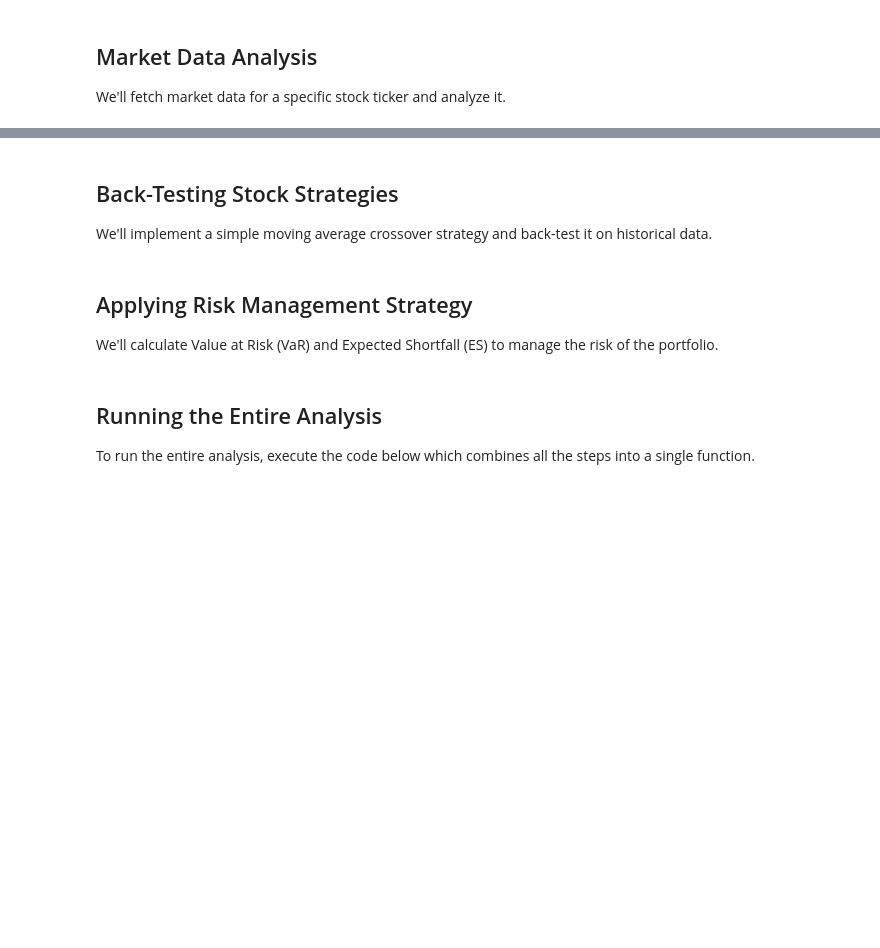
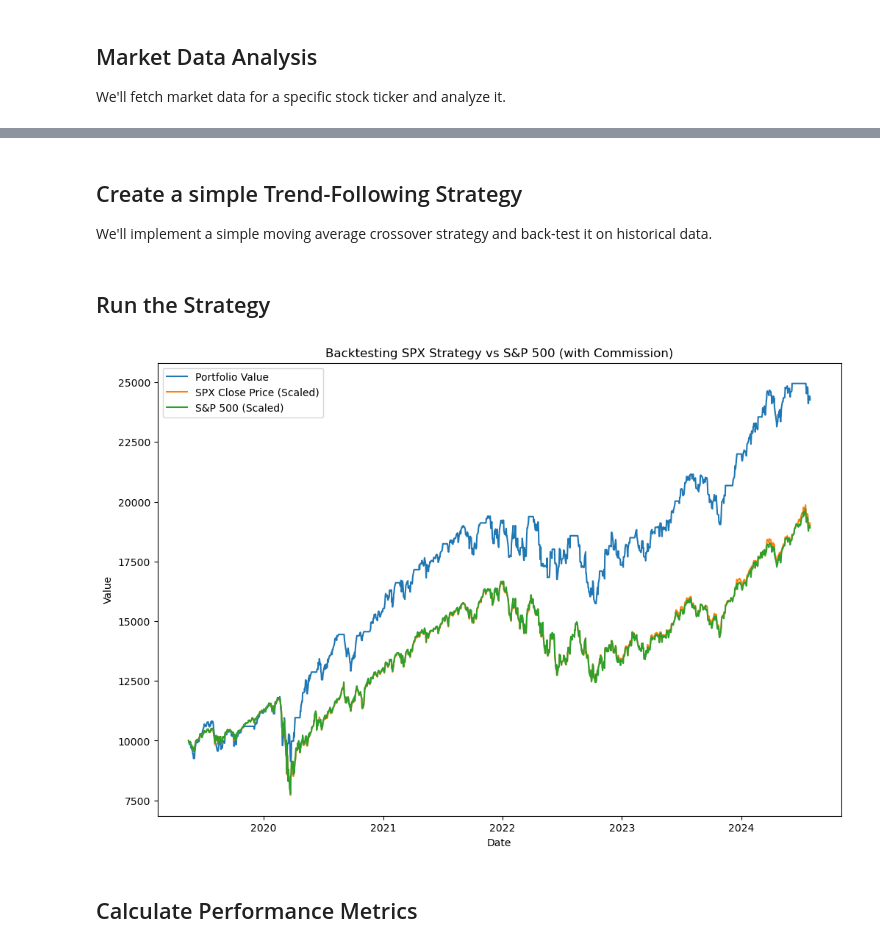
Before and after one commit to ignaciopericet/White-Noise-Analysis, a Jupyter notebook: Random_Walk.ipynb, the cells around one changed output, grey strips where cells are left out. Cells and saved outputs as stored; diff of their text form; code cells hidden in the pictures; blank space fills up the shorter version.

```diff
--- a/Random_Walk.ipynb
+++ b/Random_Walk.ipynb
@@ -74,21 +215,4 @@ stock_data.head()
 # %% [markdown]
-## Back-Testing Stock Strategies
+## Create a simple Trend-Following Strategy
 
 We'll implement a simple moving average crossover strategy and back-test it on historical data.
-# %%
-def backtest_strategy(ticker, start_date, end_date, short_window=40, long_window=100):
-    stock_data = analyze_market_data(ticker, start_date, end_date)
-    stock_data['Short_MA'] = stock_data['Adj Close'].rolling(window=short_window, min_periods=1).mean()
-    stock_data['Long_MA'] = stock_data['Adj Close'].rolling(window=long_window, min_periods=1).mean()
-    stock_data['Signal'] = 0
-    stock_data['Signal'][short_window:] = np.where(stock_data['Short_MA'][short_window:] > stock_data['Long_MA'][short_window:], 1, 0)
-    stock_data['Position'] = stock_data['Signal'].diff()
-    return stock_data
-
-# Example: Back-testing strategy for Apple (AAPL)
-backtested_data = backtest_strategy(ticker, start_date, end_date)
-backtested_data[['Adj Close', 'Short_MA', 'Long_MA', 'Signal', 'Position']].head()
-# %% [markdown]
-## Applying Risk Management Strategy
-
-We'll calculate Value at Risk (VaR) and Expected Shortfall (ES) to manage the risk of the portfolio.
@@ -105,4 +218,0 @@ var, es
-# %% [markdown]
-## Running the Entire Analysis
-
-To run the entire analysis, execute the code below which combines all the steps into a single function.
@@ -127,0 +288,48 @@ if __name__ == "__main__":
+# %% [markdown]
+## Run the Strategy
+# %%
+# Initialize strategy
+portfolio_value = 10000  # Example portfolio value
+strategy = TradingStrategy(data, portfolio_value)
+strategy.evaluate_signals()
+
+# Display trades
+trades = strategy.get_trades()
+trades_df = pd.DataFrame(trades)
+
+# Backtest the strategy
+def backtest_strategy(data, trades):
+    portfolio_value = 10000  # Starting portfolio value
+    cash = portfolio_value
+    contracts = 0
+    portfolio_values = []
+    contract_size = 5  # E-mini S&P 500 futures contract size
+    for index, row in data.iterrows():
+        if trades and trades[0]['date'] == index:
+            trade = trades.pop(0)
+            if trade['type'] == 'buy':
+                contracts += trade['quantity']
+                cash -= (trade['quantity'] * contract_size * trade['price'] + trade['commission'])
+            elif trade['type'] == 'sell':
+                contracts -= trade['quantity']
+                cash += (trade['quantity'] * contract_size * trade['price'] - trade['commission'])
+        portfolio_values.append(cash + contracts * contract_size * row['Close'])
+    return np.array(portfolio_values)
+
+portfolio_values = backtest_strategy(data, trades.copy())
+data['Portfolio Value'] = portfolio_values
+
+# Plot the results
+plt.figure(figsize=(12, 8))
+plt.plot(data.index, portfolio_values, label='Portfolio Value')
+plt.plot(data.index, data['Close'] * (portfolio_values[0] / data['Close'].iloc[0]), label='SPX Close Price (Scaled)')
+plt.plot(benchmark_data.index, benchmark_data['Close'] * (portfolio_values[0] / benchmark_data['Close'].iloc[0]), label='S&P 500 (Scaled)')
+plt.title('Backtesting SPX Strategy vs S&P 500 (with Commission)')
+plt.xlabel('Date')
+plt.ylabel('Value')
+plt.legend()
+plt.show()
+# %% [output]
+[figure, added]
+# %% [markdown]
+## Calculate Performance Metrics
```
Also changed, not shown: parts of 25 cells of this notebook, 2 other files.
